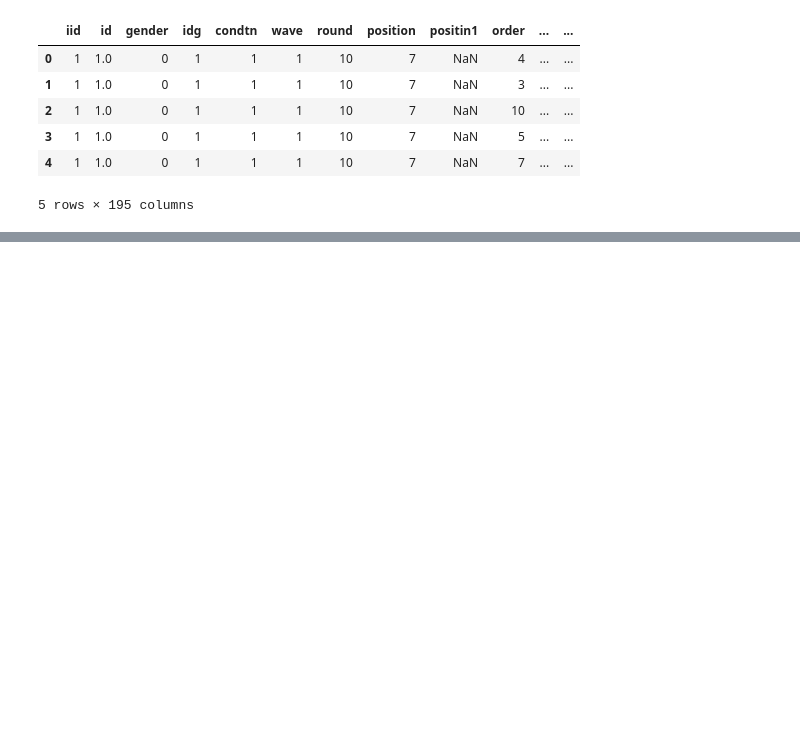
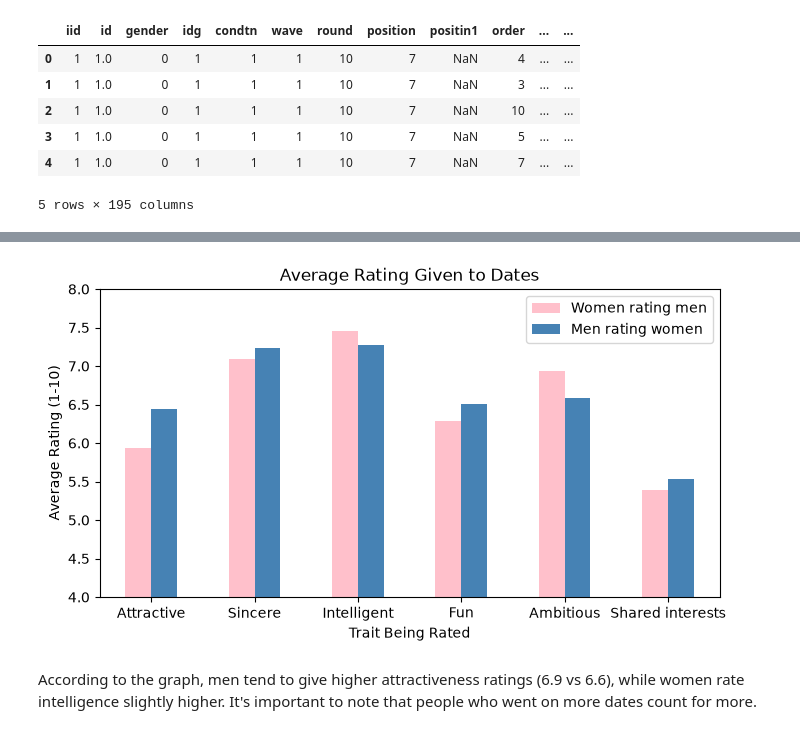
Before and after one commit to delaneyvanderpool/FDS2-F26-FinalProject-Group4, a Jupyter notebook: q1_natalie.ipynb, the cells around one changed output, grey strips where cells are left out. Drawn from its saved outputs; the diff is of its cells as text; code cells hidden in the pictures; blank space fills up the shorter version.

```diff
--- a/q1_natalie.ipynb
+++ b/q1_natalie.ipynb
@@ -24,0 +32,5 @@ df.head()
+# %%
+traits = ["attr", "sinc", "intel", "fun", "amb", "shar"]
+cols = ["iid", "pid", "wave", "gender", "round", "order", "dec", "match"] + traits
+new_df = df[cols].copy()
+new_df
@@ -24,0 +85,7 @@ df.head()
+# %%
+# Keep only complete rows
+d_clean = new_df.dropna(subset = traits + ['dec'])
+print("Length of old data frame: ", len(new_df))
+print("Length of new data frame: ", len(d_clean))
+print("Number of each gender left:")
+print(d_clean.groupby('gender')['iid'].nunique())
@@ -24,0 +104,16 @@ df.head()
+# %%
+means = d_clean.groupby('gender')[traits].mean().T
+means.columns = ['Women rating men', 'Men rating women']
+means.index = ['Attractive', 'Sincere', 'Intelligent', 'Fun', 'Ambitious', 'Shared interests']
+
+means.plot(kind='bar', color=['pink', 'steelblue'], figsize=(8, 4))
+plt.ylim(4, 8)
+plt.title('Average Rating Given to Dates')
+plt.ylabel('Average Rating (1-10)')
+plt.xlabel('Trait Being Rated')
+plt.xticks(rotation=0)
+plt.show()
+# %% [output]
+[figure, added]
+# %% [markdown]
+According to the graph, men tend to give higher attractiveness ratings (6.9 vs 6.6), while women rate intelligence slightly higher. It's important to note that people who went on more dates count for more.
```
Also changed, not shown: parts of 9 cells of this notebook, 1 other file.
